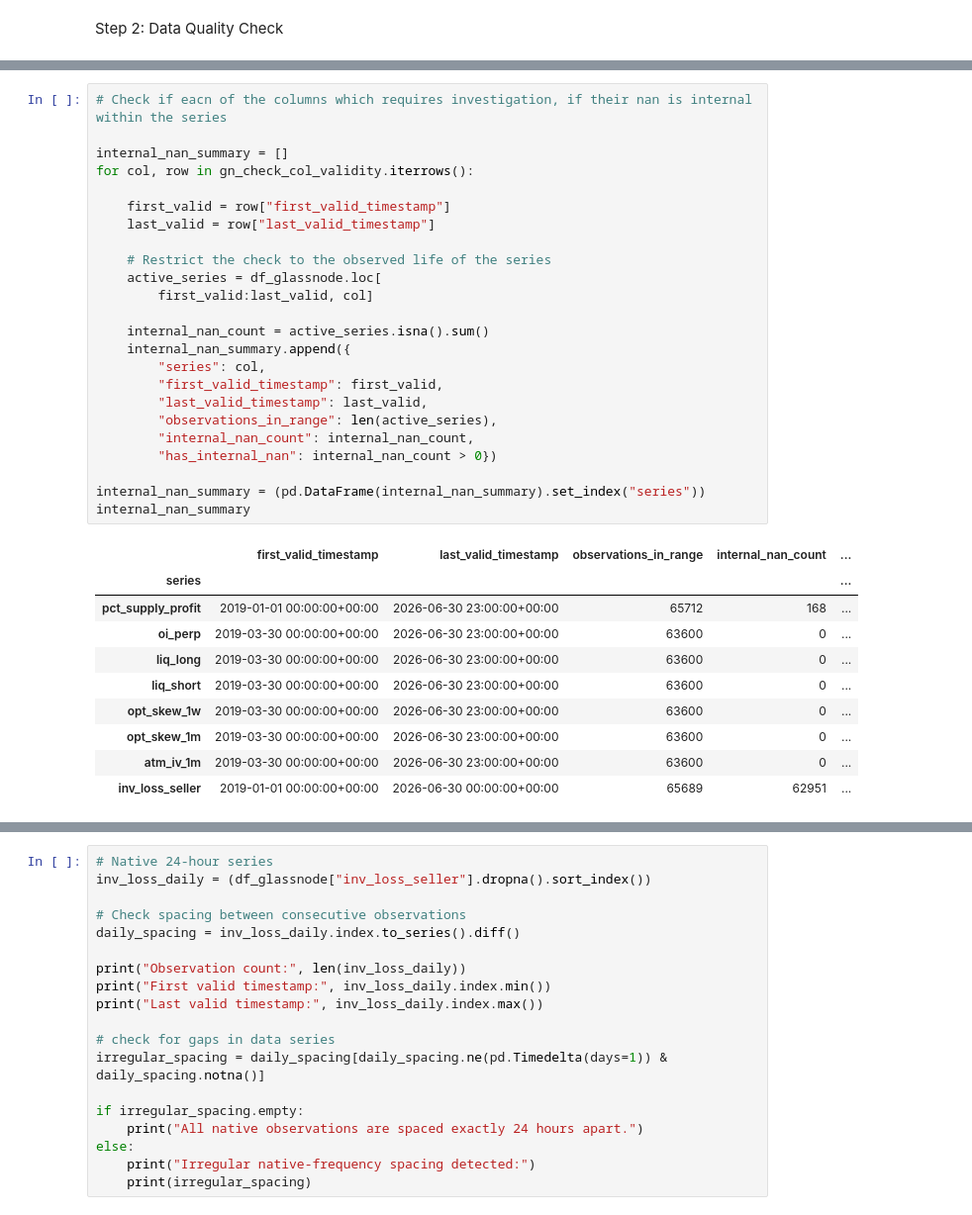
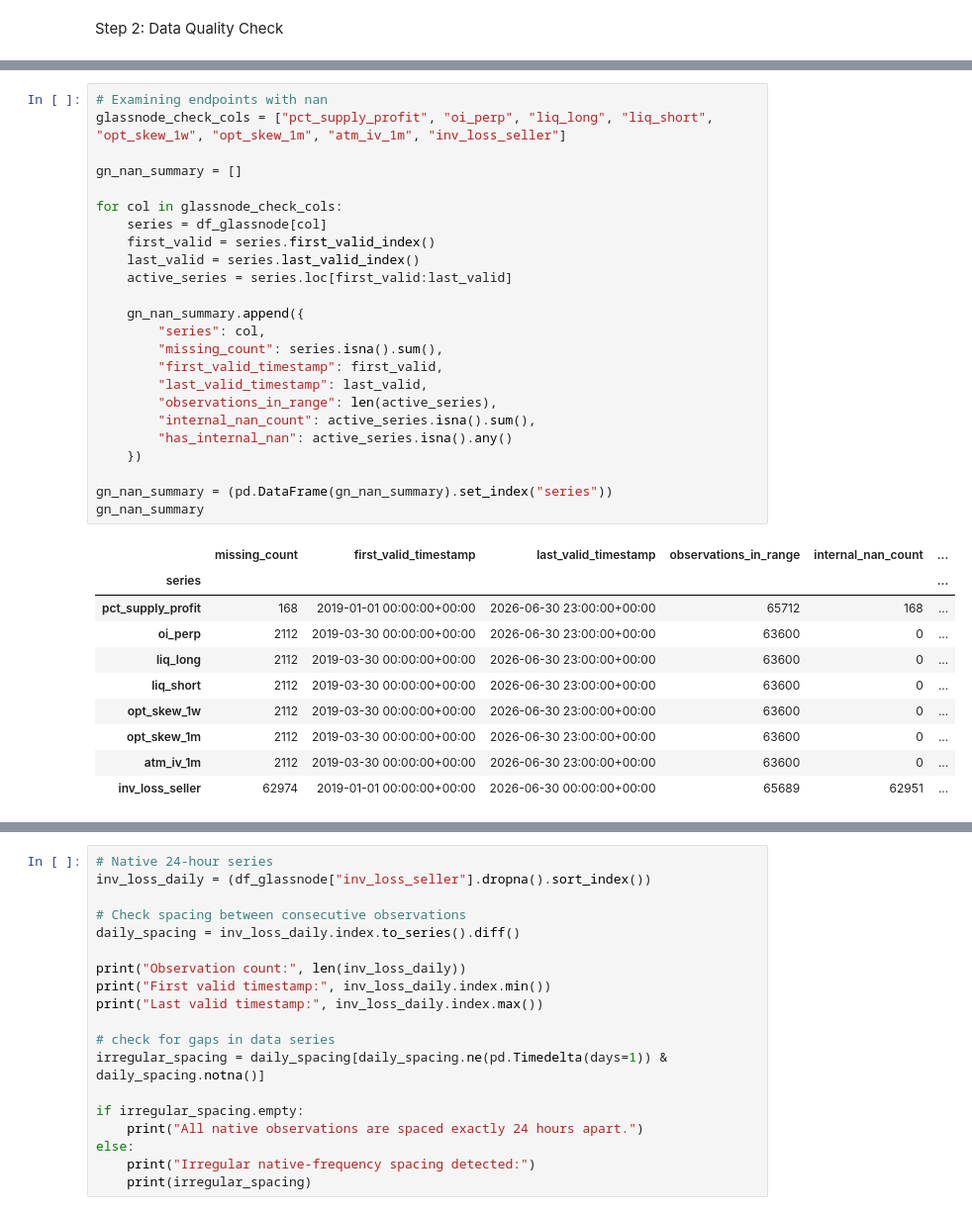
Before and after one commit to jade-lam/CQF, a Jupyter notebook: CQF_Final_Project.ipynb, the cells around one changed output, grey strips where cells are left out. Shown at 99% size. Drawn from its saved outputs; the diff is of its cells as text.

```diff
--- a/CQF_Final_Project.ipynb
+++ b/CQF_Final_Project.ipynb
@@ -179,35 +156,35 @@ gn_check_col_validity
-# %%
-# Check if eacn of the columns which requires investigation, if their nan is internal within the series
-
-internal_nan_summary = []
-for col, row in gn_check_col_validity.iterrows():
-
-    first_valid = row["first_valid_timestamp"]
-    last_valid = row["last_valid_timestamp"]
-
-    # Restrict the check to the observed life of the series
-    active_series = df_glassnode.loc[
-        first_valid:last_valid, col]
-
-    internal_nan_count = active_series.isna().sum()
-    internal_nan_summary.append({
-        "series": col,
-        "first_valid_timestamp": first_valid,
-        "last_valid_timestamp": last_valid,
-        "observations_in_range": len(active_series),
-        "internal_nan_count": internal_nan_count,
-        "has_internal_nan": internal_nan_count > 0})
-
-internal_nan_summary = (pd.DataFrame(internal_nan_summary).set_index("series"))
-internal_nan_summary
-# %% [output]
-|  | first_valid_timestamp | last_valid_timestamp | observations_in_range | internal_nan_count | ... |
-| series |  |  |  |  | ... |
-| pct_supply_profit | 2019-01-01 00:00:00+00:00 | 2026-06-30 23:00:00+00:00 | 65712 | 168 | ... |
-| oi_perp | 2019-03-30 00:00:00+00:00 | 2026-06-30 23:00:00+00:00 | 63600 | 0 | ... |
-| liq_long | 2019-03-30 00:00:00+00:00 | 2026-06-30 23:00:00+00:00 | 63600 | 0 | ... |
-| liq_short | 2019-03-30 00:00:00+00:00 | 2026-06-30 23:00:00+00:00 | 63600 | 0 | ... |
-| opt_skew_1w | 2019-03-30 00:00:00+00:00 | 2026-06-30 23:00:00+00:00 | 63600 | 0 | ... |
-| opt_skew_1m | 2019-03-30 00:00:00+00:00 | 2026-06-30 23:00:00+00:00 | 63600 | 0 | ... |
-| atm_iv_1m | 2019-03-30 00:00:00+00:00 | 2026-06-30 23:00:00+00:00 | 63600 | 0 | ... |
-| inv_loss_seller | 2019-01-01 00:00:00+00:00 | 2026-06-30 00:00:00+00:00 | 65689 | 62951 | ... |
+# %%
+# Examining endpoints with nan
+glassnode_check_cols = ["pct_supply_profit", "oi_perp", "liq_long", "liq_short", "opt_skew_1w", "opt_skew_1m", "atm_iv_1m", "inv_loss_seller"]
+
+gn_nan_summary = []
+
+for col in glassnode_check_cols:
+    series = df_glassnode[col]
+    first_valid = series.first_valid_index()
+    last_valid = series.last_valid_index()
+    active_series = series.loc[first_valid:last_valid]
+
+    gn_nan_summary.append({
+        "series": col,
+        "missing_count": series.isna().sum(),
+        "first_valid_timestamp": first_valid,
+        "last_valid_timestamp": last_valid,
+        "observations_in_range": len(active_series),
+        "internal_nan_count": active_series.isna().sum(),
+        "has_internal_nan": active_series.isna().any()
+    })
+
+gn_nan_summary = (pd.DataFrame(gn_nan_summary).set_index("series"))
+gn_nan_summary
+# %% [output]
+|  | missing_count | first_valid_timestamp | last_valid_timestamp | observations_in_range | internal_nan_count | ... |
+| series |  |  |  |  |  | ... |
+| pct_supply_profit | 168 | 2019-01-01 00:00:00+00:00 | 2026-06-30 23:00:00+00:00 | 65712 | 168 | ... |
+| oi_perp | 2112 | 2019-03-30 00:00:00+00:00 | 2026-06-30 23:00:00+00:00 | 63600 | 0 | ... |
+| liq_long | 2112 | 2019-03-30 00:00:00+00:00 | 2026-06-30 23:00:00+00:00 | 63600 | 0 | ... |
+| liq_short | 2112 | 2019-03-30 00:00:00+00:00 | 2026-06-30 23:00:00+00:00 | 63600 | 0 | ... |
+| opt_skew_1w | 2112 | 2019-03-30 00:00:00+00:00 | 2026-06-30 23:00:00+00:00 | 63600 | 0 | ... |
+| opt_skew_1m | 2112 | 2019-03-30 00:00:00+00:00 | 2026-06-30 23:00:00+00:00 | 63600 | 0 | ... |
+| atm_iv_1m | 2112 | 2019-03-30 00:00:00+00:00 | 2026-06-30 23:00:00+00:00 | 63600 | 0 | ... |
+| inv_loss_seller | 62974 | 2019-01-01 00:00:00+00:00 | 2026-06-30 00:00:00+00:00 | 65689 | 62951 | ... |
```
Also changed, not shown: parts of 56 cells of this notebook.
